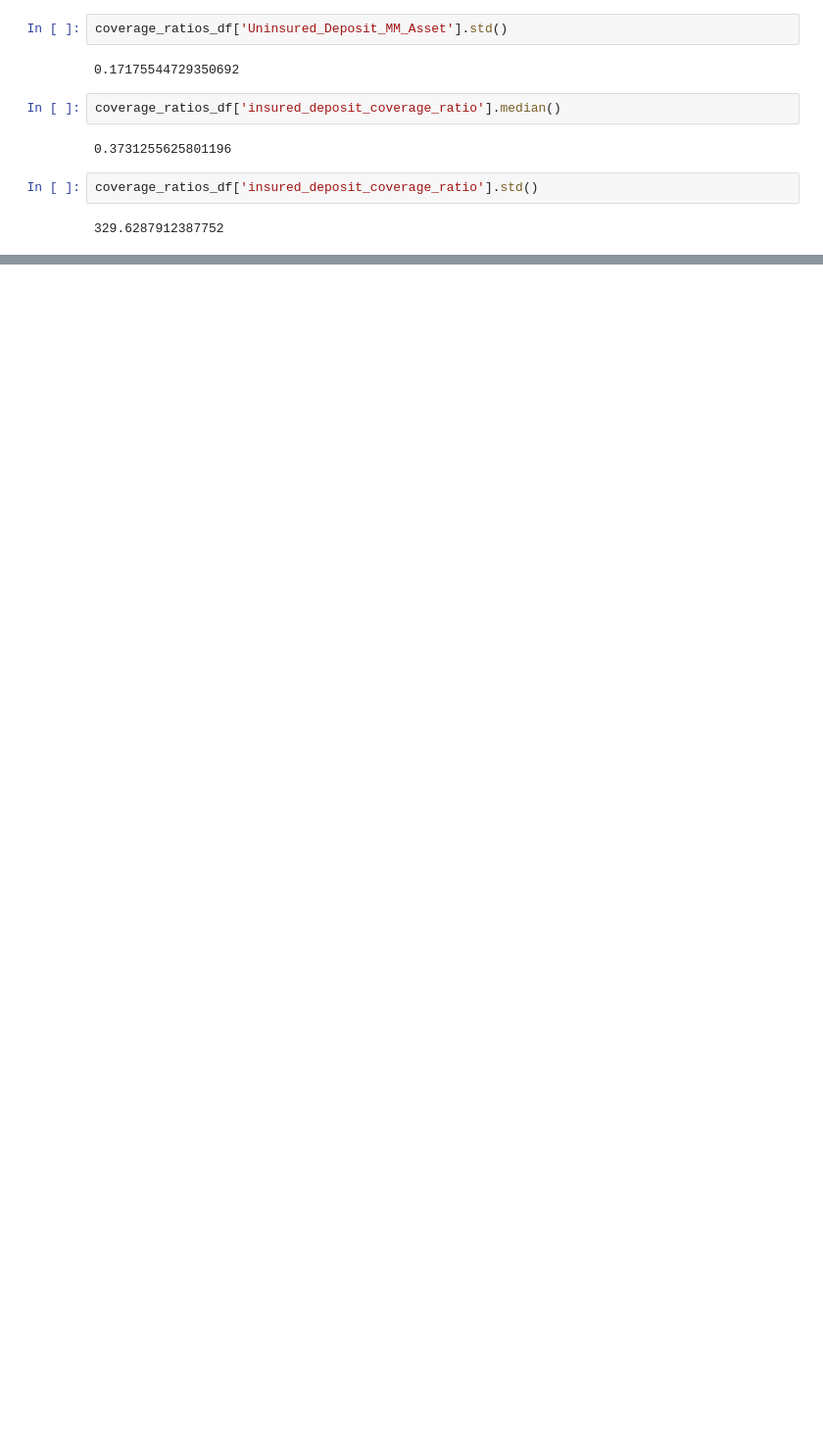
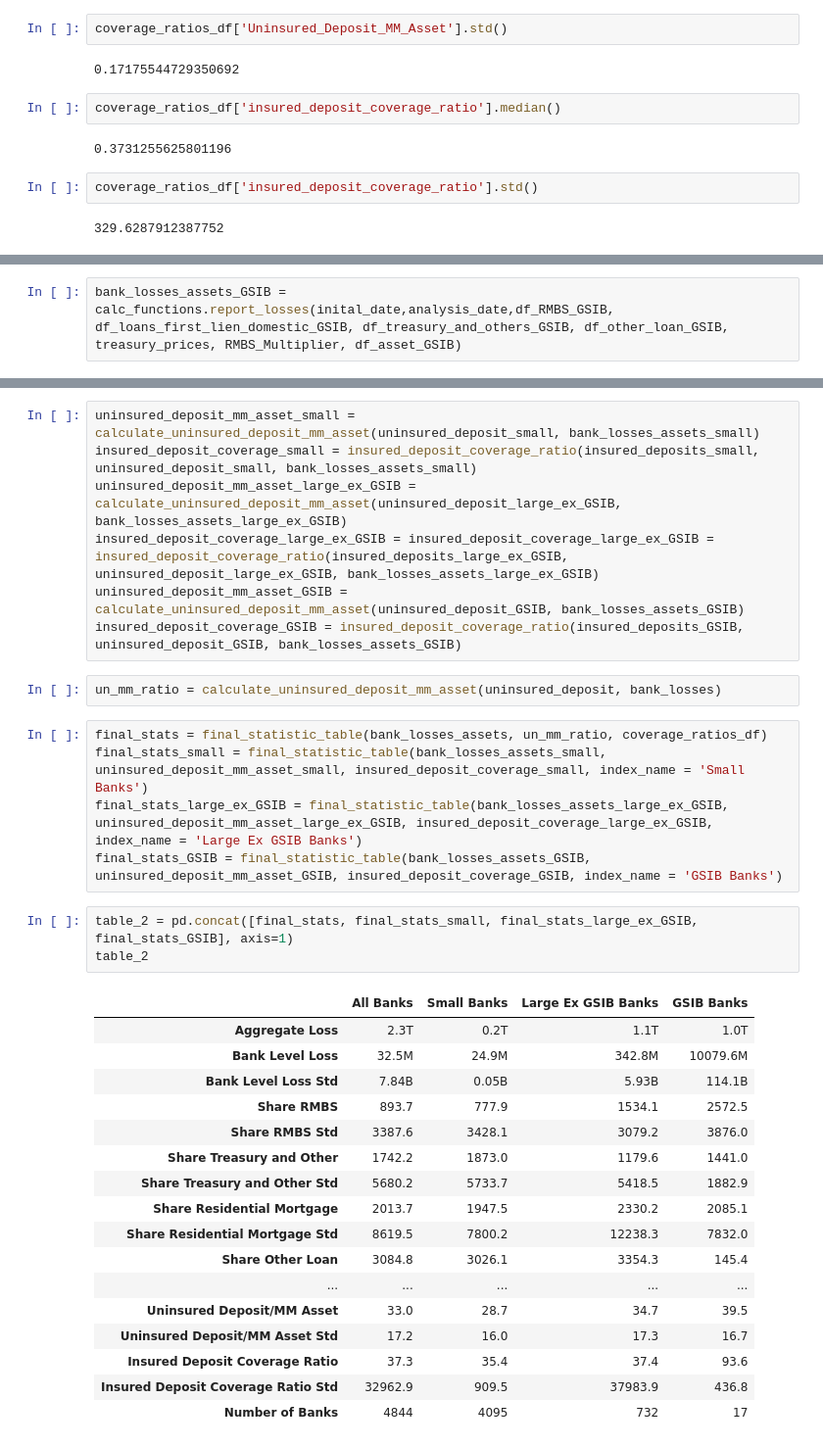
Before and after one commit to huangpz-a11y/P2_Monetary_Tightening, a Jupyter notebook: src/02_Final Updated Analysis.ipynb, the cells around one changed output, grey strips where cells are left out. Shown at 98% size. Cells and saved outputs as stored; diff of their text form; blank space fills up the shorter version.

Commit message:
table 2

```diff
--- a/src/02_Final Updated Analysis.ipynb
+++ b/src/02_Final Updated Analysis.ipynb
@@ -514,0 +627,2 @@ coverage_ratios_df['insured_deposit_coverage_ratio'].std()
+# %%
+bank_losses_assets_GSIB = calc_functions.report_losses(inital_date,analysis_date,df_RMBS_GSIB, df_loans_first_lien_domestic_GSIB, df_treasury_and_others_GSIB, df_other_loan_GSIB, treasury_prices, RMBS_Multiplier, df_asset_GSIB)
@@ -514,0 +723,35 @@ coverage_ratios_df['insured_deposit_coverage_ratio'].std()
+# %%
+uninsured_deposit_mm_asset_small = calculate_uninsured_deposit_mm_asset(uninsured_deposit_small, bank_losses_assets_small)
+insured_deposit_coverage_small = insured_deposit_coverage_ratio(insured_deposits_small, uninsured_deposit_small, bank_losses_assets_small)
+uninsured_deposit_mm_asset_large_ex_GSIB = calculate_uninsured_deposit_mm_asset(uninsured_deposit_large_ex_GSIB, bank_losses_assets_large_ex_GSIB)
+insured_deposit_coverage_large_ex_GSIB = insured_deposit_coverage_large_ex_GSIB = insured_deposit_coverage_ratio(insured_deposits_large_ex_GSIB, uninsured_deposit_large_ex_GSIB, bank_losses_assets_large_ex_GSIB)
+uninsured_deposit_mm_asset_GSIB = calculate_uninsured_deposit_mm_asset(uninsured_deposit_GSIB, bank_losses_assets_GSIB)
+insured_deposit_coverage_GSIB = insured_deposit_coverage_ratio(insured_deposits_GSIB, uninsured_deposit_GSIB, bank_losses_assets_GSIB)
+# %%
+un_mm_ratio = calculate_uninsured_deposit_mm_asset(uninsured_deposit, bank_losses)
+# %%
+final_stats = final_statistic_table(bank_losses_assets, un_mm_ratio, coverage_ratios_df)
+final_stats_small = final_statistic_table(bank_losses_assets_small, uninsured_deposit_mm_asset_small, insured_deposit_coverage_small, index_name = 'Small Banks')
+final_stats_large_ex_GSIB = final_statistic_table(bank_losses_assets_large_ex_GSIB, uninsured_deposit_mm_asset_large_ex_GSIB, insured_deposit_coverage_large_ex_GSIB, index_name = 'Large Ex GSIB Banks')
+final_stats_GSIB = final_statistic_table(bank_losses_assets_GSIB, uninsured_deposit_mm_asset_GSIB, insured_deposit_coverage_GSIB, index_name = 'GSIB Banks')
+# %%
+table_2 = pd.concat([final_stats, final_stats_small, final_stats_large_ex_GSIB, final_stats_GSIB], axis=1)
+table_2
+# %% [output]
+|  | All Banks | Small Banks | Large Ex GSIB Banks | GSIB Banks |
+| Aggregate Loss | 2.3T | 0.2T | 1.1T | 1.0T |
+| Bank Level Loss | 32.5M | 24.9M | 342.8M | 10079.6M |
+| Bank Level Loss Std | 7.84B | 0.05B | 5.93B | 114.1B |
+| Share RMBS | 893.7 | 777.9 | 1534.1 | 2572.5 |
+| Share RMBS Std | 3387.6 | 3428.1 | 3079.2 | 3876.0 |
+| Share Treasury and Other | 1742.2 | 1873.0 | 1179.6 | 1441.0 |
+| Share Treasury and Other Std | 5680.2 | 5733.7 | 5418.5 | 1882.9 |
+| Share Residential Mortgage | 2013.7 | 1947.5 | 2330.2 | 2085.1 |
+| Share Residential Mortgage Std | 8619.5 | 7800.2 | 12238.3 | 7832.0 |
+| Share Other Loan | 3084.8 | 3026.1 | 3354.3 | 145.4 |
+| ... | ... | ... | ... | ... |
+| Uninsured Deposit/MM Asset | 33.0 | 28.7 | 34.7 | 39.5 |
+| Uninsured Deposit/MM Asset Std | 17.2 | 16.0 | 17.3 | 16.7 |
+| Insured Deposit Coverage Ratio | 37.3 | 35.4 | 37.4 | 93.6 |
+| Insured Deposit Coverage Ratio Std | 32962.9 | 909.5 | 37983.9 | 436.8 |
+| Number of Banks | 4844 | 4095 | 732 | 17 |
```
Also changed, not shown: parts of 9 cells of this notebook.
